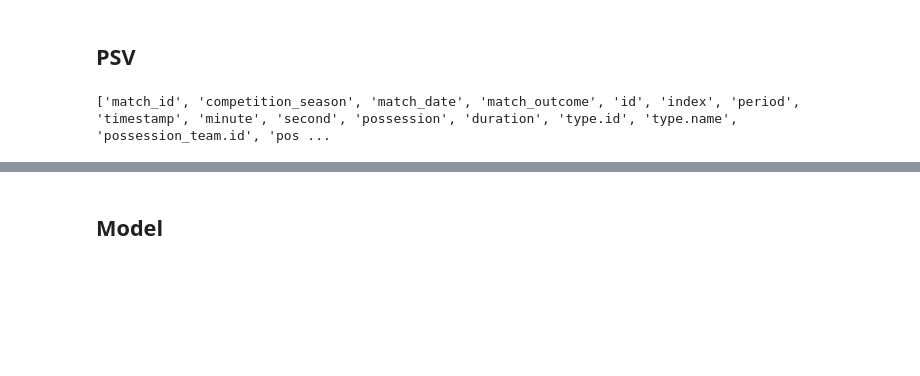
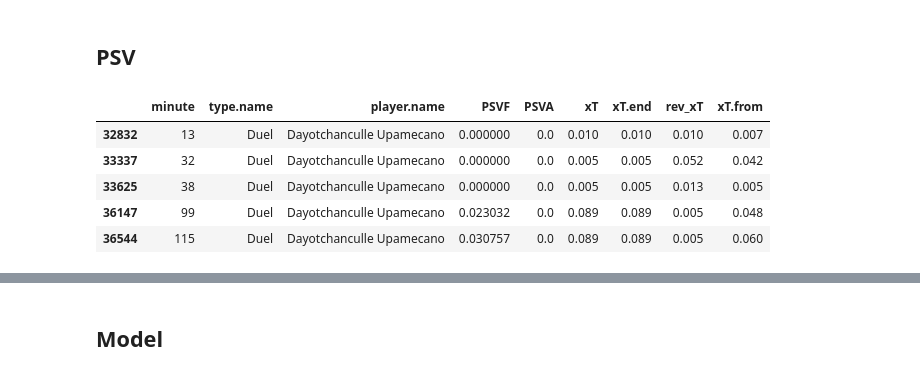
Before and after one commit to tomasnp/Datacamp, a Jupyter notebook: OBV_Man.ipynb, the cells around one changed output, grey strips where cells are left out. Saved outputs shown, nothing was run; the diff lists cells and outputs as text; code cells hidden in the pictures; blank space fills up the shorter version.

```diff
--- a/OBV_Man.ipynb
+++ b/OBV_Man.ipynb
@@ -90,4 +233,0 @@ for match in df['match_id'].unique():
-# %%
-list(df.columns)
-# %% [output]
-['match_id', 'competition_season', 'match_date', 'match_outcome', 'id', 'index', 'period', 'timestamp', 'minute', 'second', 'possession', 'duration', 'type.id', 'type.name', 'possession_team.id', 'pos ...
@@ -94 +237,10 @@ list(df.columns)
+# %%
+df[(df["type.name"] == "Duel")& (df["player.name"] == "Dayotchanculle Upamecano")][[ "minute", "type.name", "player.name", "PSVF", "PSVA", "xT", "xT.end", "rev_xT", "xT.from"]]
+# %% [output]
+|  | minute | type.name | player.name | PSVF | PSVA | xT | xT.end | rev_xT | xT.from |
+| 32832 | 13 | Duel | Dayotchanculle Upamecano | 0.000000 | 0.0 | 0.010 | 0.010 | 0.010 | 0.007 |
+| 33337 | 32 | Duel | Dayotchanculle Upamecano | 0.000000 | 0.0 | 0.005 | 0.005 | 0.052 | 0.042 |
+| 33625 | 38 | Duel | Dayotchanculle Upamecano | 0.000000 | 0.0 | 0.005 | 0.005 | 0.013 | 0.005 |
+| 36147 | 99 | Duel | Dayotchanculle Upamecano | 0.023032 | 0.0 | 0.089 | 0.089 | 0.005 | 0.048 |
+| 36544 | 115 | Duel | Dayotchanculle Upamecano | 0.030757 | 0.0 | 0.089 | 0.089 | 0.005 | 0.060 |
 # %%
```
Also changed, not shown: parts of 27 cells of this notebook, 2 other files.
